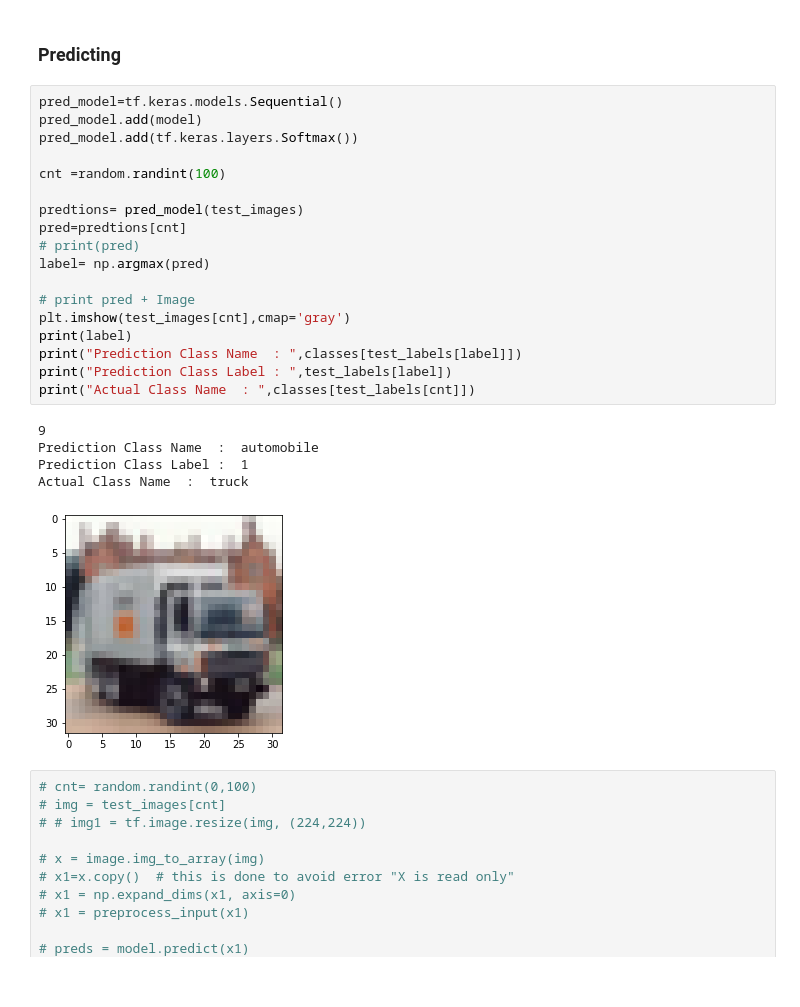
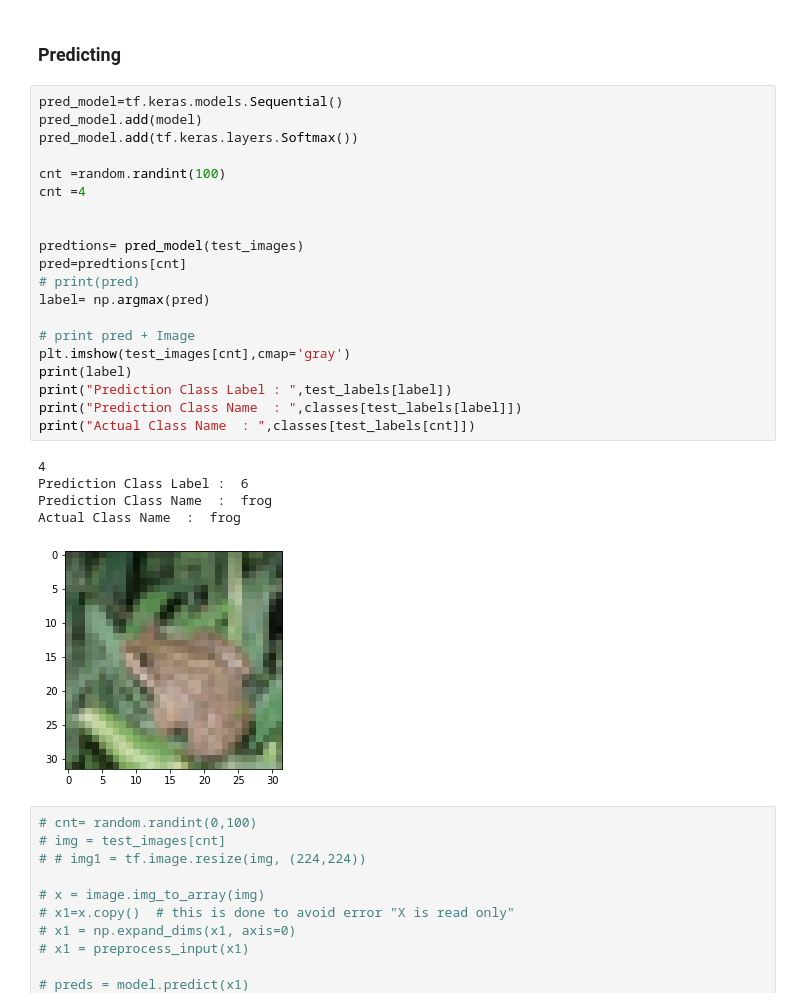
Before and after one commit to koulumang/CSU-CS510, a Jupyter notebook: CIFAR-10-100/Part-3-ResNet-Cifar-10.ipynb, the cells around one changed output. Drawn from its saved outputs; the diff is of its cells as text.

```diff
--- a/ILSVRC/ResNet-Cifar-10.ipynb
+++ b/CIFAR-10-100/Part-3-ResNet-Cifar-10.ipynb
@@ -154,27 +152,29 @@ Accuracy :  0.6047000288963318
 # %%
 pred_model=tf.keras.models.Sequential()
 pred_model.add(model)
 pred_model.add(tf.keras.layers.Softmax())
 
 cnt =random.randint(100)
+cnt =4
+
 
 predtions= pred_model(test_images)
 pred=predtions[cnt]
 # print(pred)
 label= np.argmax(pred)
 
 # print pred + Image
 plt.imshow(test_images[cnt],cmap='gray')
 print(label)
+print("Prediction Class Label : ",test_labels[label])
 print("Prediction Class Name  : ",classes[test_labels[label]])
-print("Prediction Class Label : ",test_labels[label])
 print("Actual Class Name  : ",classes[test_labels[cnt]])
 # %% [output]
-9
-Prediction Class Name  :  automobile
-Prediction Class Label :  1
-Actual Class Name  :  truck
+4
+Prediction Class Label :  6
+Prediction Class Name  :  frog
+Actual Class Name  :  frog
-[figure, old version]
+[figure, new version]
 # %%
 # cnt= random.randint(0,100)
 # img = test_images[cnt]
```
Also changed, not shown: parts of 3 cells of this notebook, 4 other files.
